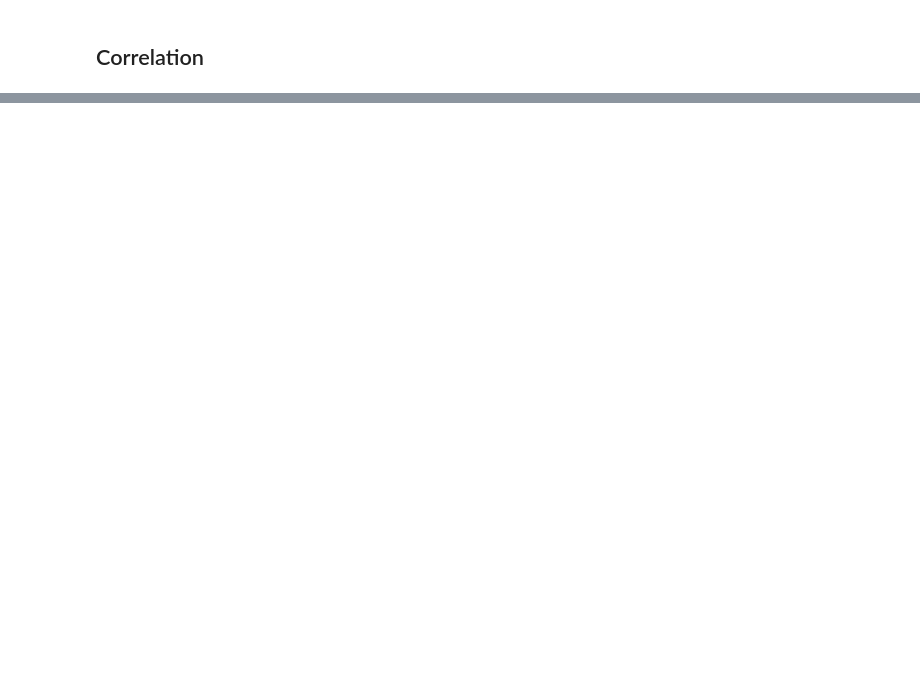
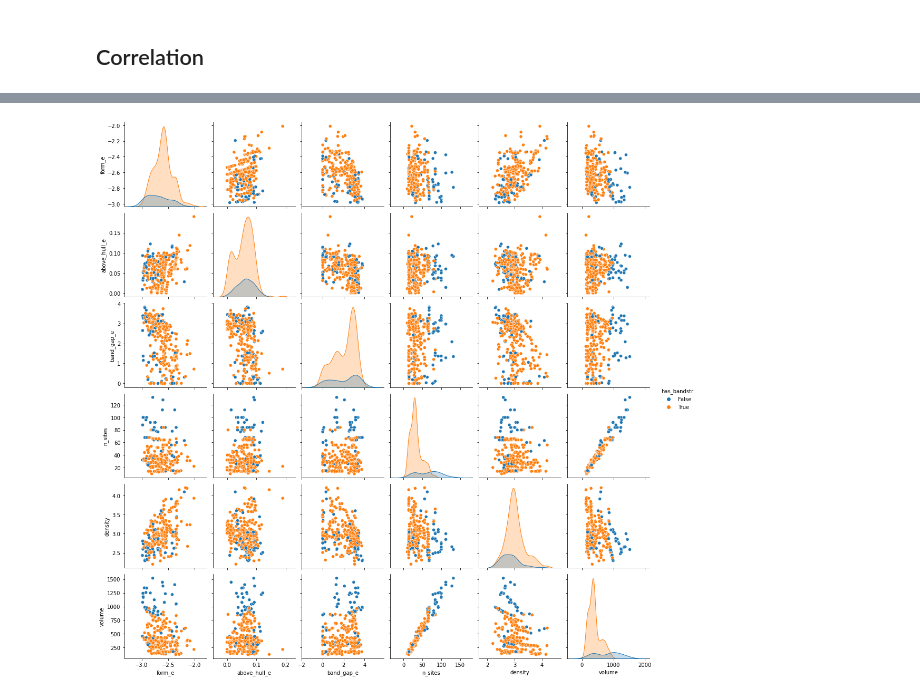
Before and after one commit to lumtvn/batteries-crystal-system, a Jupyter notebook: first_steps.ipynb, the cells around one changed output, grey strips where cells are left out. Drawn from its saved outputs; the diff is of its cells as text; code cells hidden in the pictures; blank space fills up the shorter version.

```diff
--- a/first_steps.ipynb
+++ b/first_steps.ipynb
@@ -164,0 +312,4 @@ plt.show()
+# %%
+g = sns.pairplot(df[numerical + ['has_bandstr']], hue='has_bandstr')
+# %% [output]
+[figure, added]
```
Also changed, not shown: parts of 23 cells of this notebook, 3 other files.
